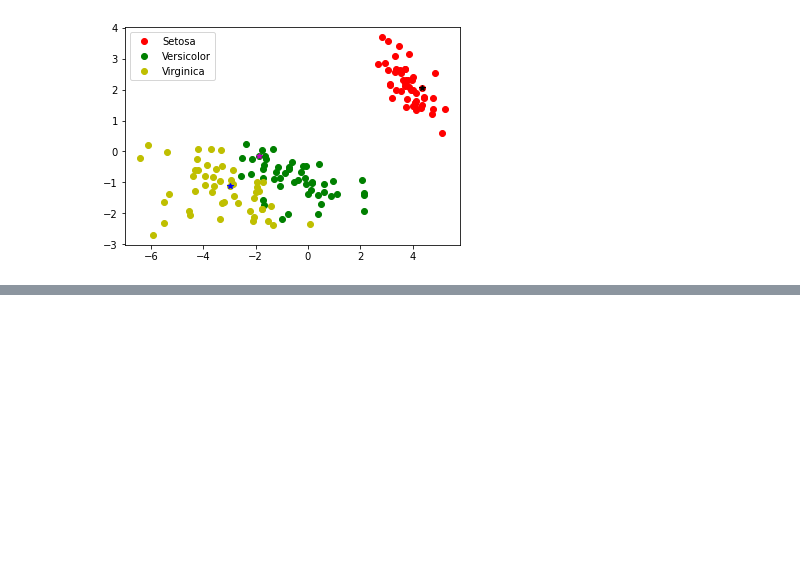
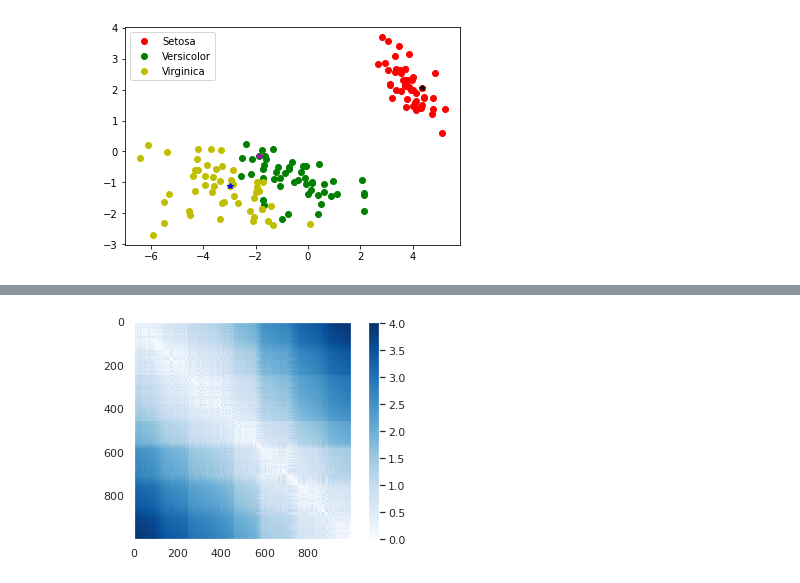
Before and after one commit to Nunticha24/Multivariate, a Jupyter notebook: Chapter_4_MDS.ipynb, the cells around one changed output, grey strips where cells are left out. Saved outputs shown, nothing was run; the diff lists cells and outputs as text; code cells hidden in the pictures; blank space fills up the shorter version.

```diff
--- a/Chapter_4_MDS.ipynb
+++ b/Chapter_4_MDS.ipynb
@@ -140,0 +205,5 @@ plt.legend()
+# %%
+plt.imshow(D, zorder=2, cmap='Blues', interpolation='nearest')
+plt.colorbar();
+# %% [output]
+[figure, added]
```
Also changed, not shown: parts of 25 cells of this notebook.
